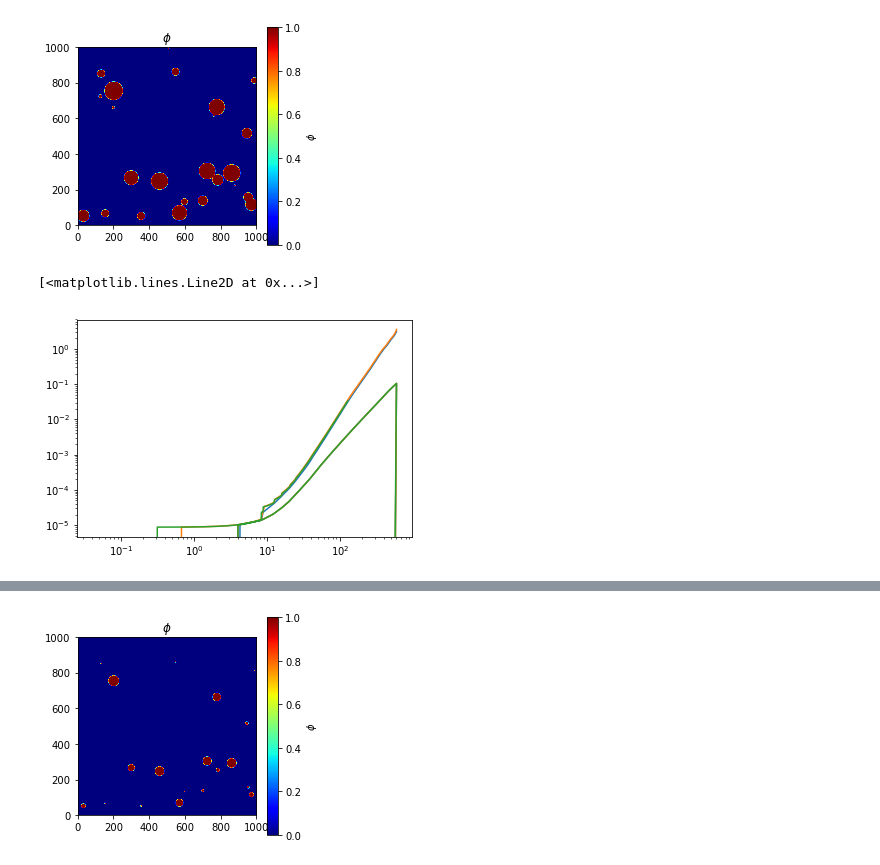
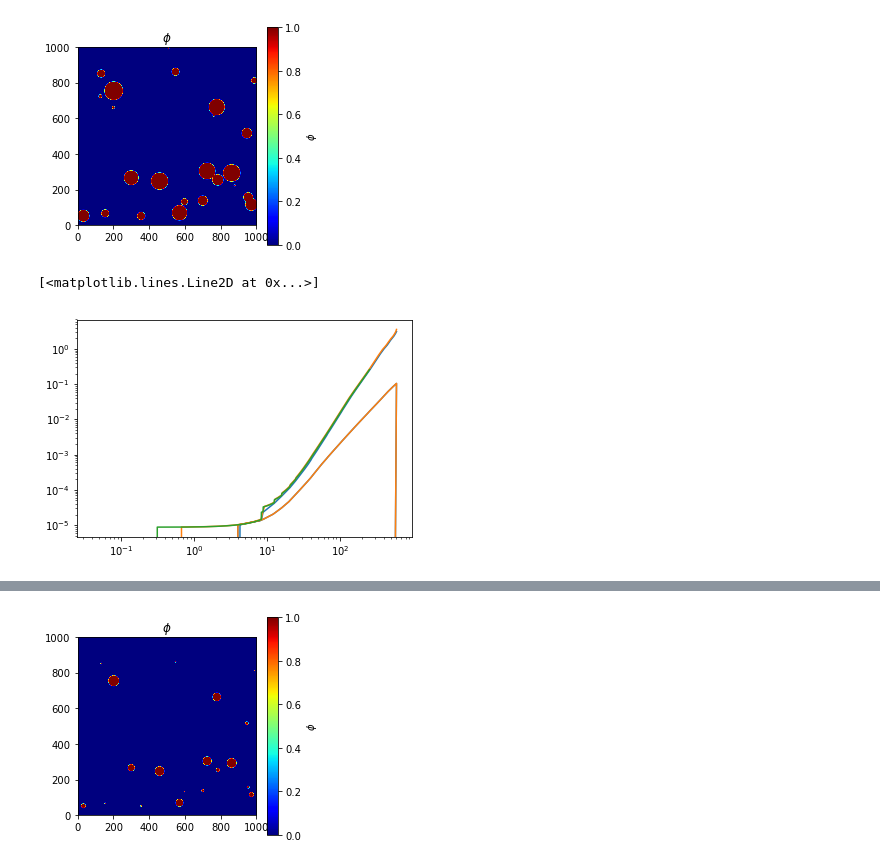
Before and after one commit to guyer/phasefieldbenchmark-8, a Jupyter notebook: analysis.ipynb, the cells around one changed output, grey strips where cells are left out. Saved outputs shown, nothing was run; the diff lists cells and outputs as text; code cells hidden in the pictures.

```diff
--- a/analysis.ipynb
+++ b/analysis.ipynb
@@ -427,10 +427,10 @@ vw.plot()
 # %%
 tt, fraction, energy = fp.numerix.loadtxt("Data/59b973325e9e/stats.txt", unpack=True)
 plt.loglog(tt, -fp.tools.log10(1-fraction))
 tt, fraction, energy = fp.numerix.loadtxt("Data/7d2f69a2507a/stats.txt", unpack=True)
 plt.loglog(tt, -fp.tools.log10(1-fraction))
-tt, fraction, energy = fp.numerix.loadtxt("Data/bb035c2fd44a/stats.txt", unpack=True)
+tt, fraction, energy = fp.numerix.loadtxt("Data/97f1b977d088/stats.txt", unpack=True)
 plt.loglog(tt, -fp.tools.log10(1-fraction))
 # %% [output]
 [<matplotlib.lines.Line2D at 0x...>]
-[figure, old version]
+[figure, new version]
```
Also changed, not shown: parts of 4 cells of this notebook.
